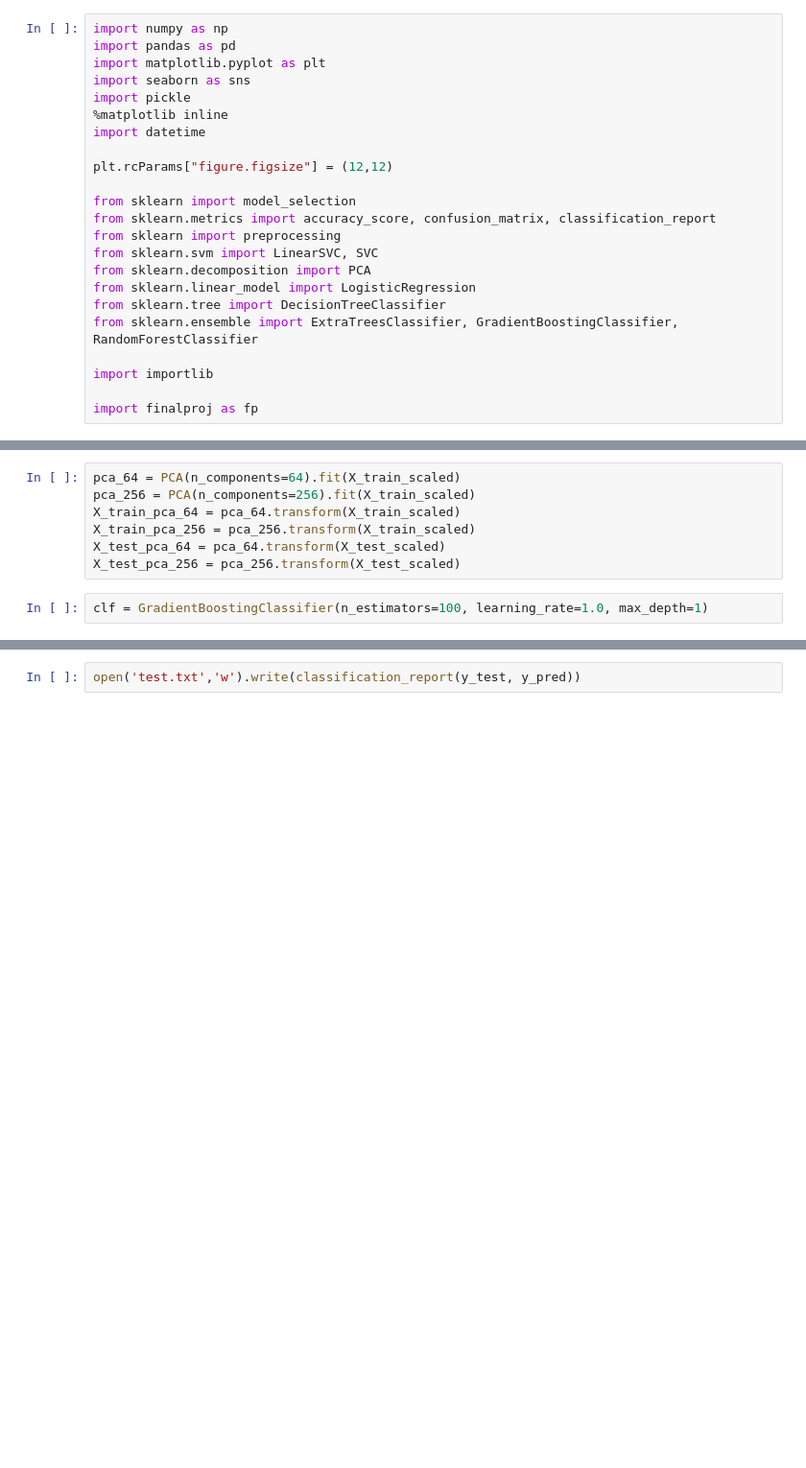
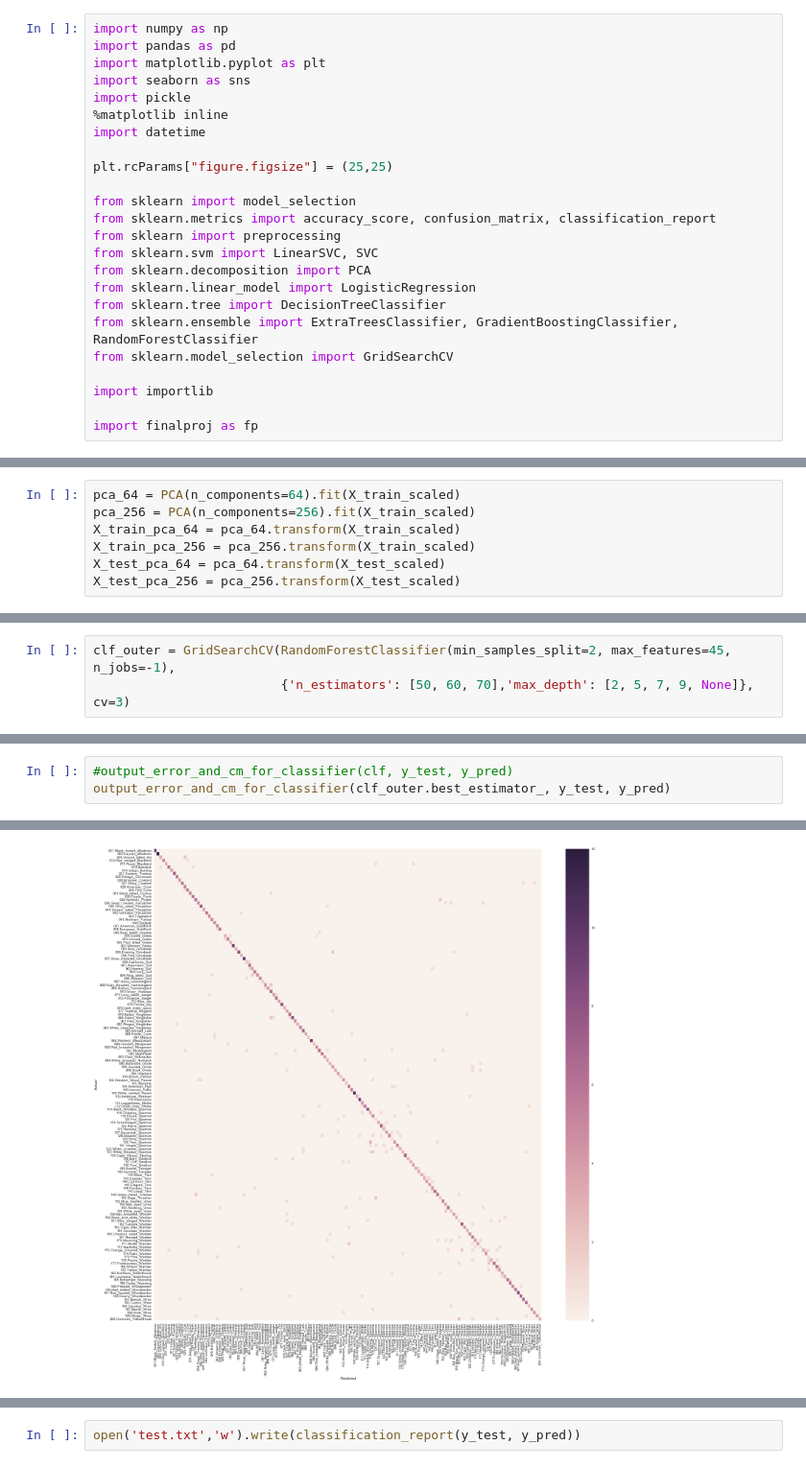
Before and after one commit to aenfield/Data558, a Jupyter notebook: Kaggle/CompetitionExploratory.ipynb, the cells around one changed output, grey strips where cells are left out. Shown at 96% size. Drawn from its saved outputs; the diff is of its cells as text; blank space fills up the shorter version.

Commit message:
Tried both ensembled tree classifiers, also started on updates to handle grid search metaclassifiers.

```diff
--- a/Kaggle/CompetitionExploratory.ipynb
+++ b/Kaggle/CompetitionExploratory.ipynb
@@ -7,7 +7,7 @@ import pickle
 %matplotlib inline
 import datetime
 
-plt.rcParams["figure.figsize"] = (12,12)
+plt.rcParams["figure.figsize"] = (25,25)
 
 from sklearn import model_selection
 from sklearn.metrics import accuracy_score, confusion_matrix, classification_report
@@ -17,6 +17,7 @@ from sklearn.decomposition import PCA
 from sklearn.linear_model import LogisticRegression
 from sklearn.tree import DecisionTreeClassifier
 from sklearn.ensemble import ExtraTreesClassifier, GradientBoostingClassifier, RandomForestClassifier
+from sklearn.model_selection import GridSearchCV
 
 import importlib
 
@@ -47,5 +48,3 @@ X_train_pca_64 = pca_64.transform(X_train_scaled)
 X_train_pca_256 = pca_256.transform(X_train_scaled)
 X_test_pca_64 = pca_64.transform(X_test_scaled)
 X_test_pca_256 = pca_256.transform(X_test_scaled)
-# %%
-clf = GradientBoostingClassifier(n_estimators=100, learning_rate=1.0, max_depth=1)
@@ -52 +56,4 @@ clf = GradientBoostingClassifier(n_estimators=100, learning_rate=1.0, max_depth=
+# %%
+clf_outer = GridSearchCV(RandomForestClassifier(min_samples_split=2, max_features=45, n_jobs=-1),
+                         {'n_estimators': [50, 60, 70],'max_depth': [2, 5, 7, 9, None]}, cv=3)
 # %%
@@ -58,0 +113,4 @@ output_error_and_cm_for_classifier(clf, y_test, y_pred)
+# %%
+#output_error_and_cm_for_classifier(clf, y_test, y_pred)
+output_error_and_cm_for_classifier(clf_outer.best_estimator_, y_test, y_pred)
+# %% [output]
@@ -58,0 +118 @@ output_error_and_cm_for_classifier(clf, y_test, y_pred)
+[figure, added]
```
Also changed, not shown: parts of 14 cells of this notebook, 3 other files.
